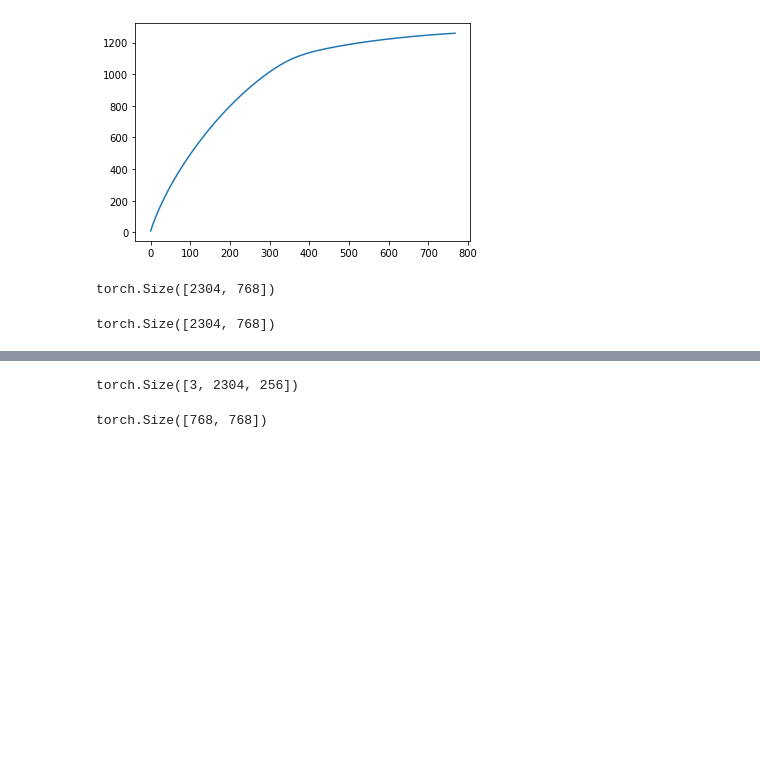
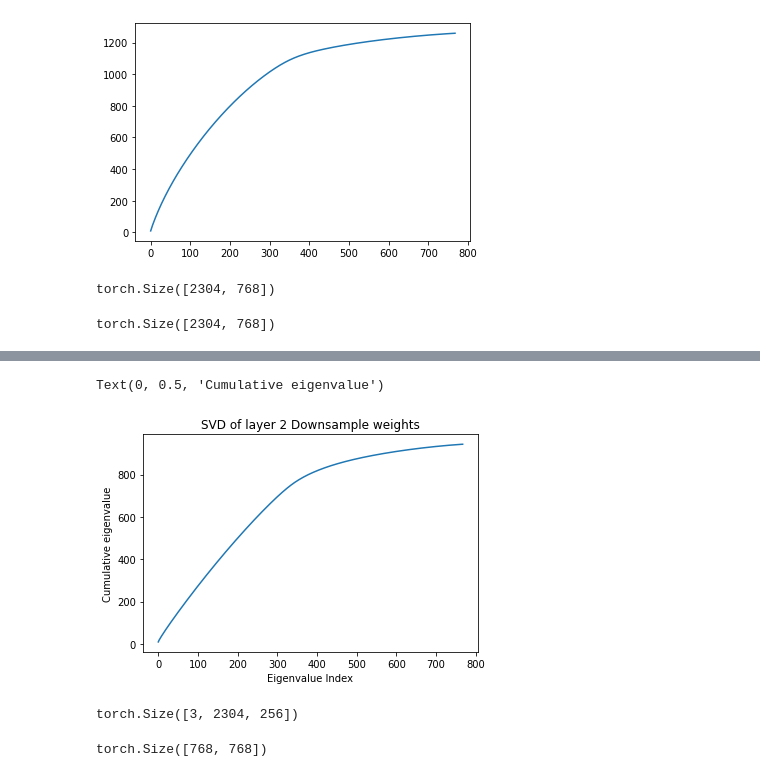
Before and after one commit to ashwinve/ODML-SwinT-JetNano, a Jupyter notebook: ODML-Swin-Transformer/LoRA_analysis.ipynb, the cells around one changed output, grey strips where cells are left out. Cells and saved outputs as stored; diff of their text form; code cells hidden in the pictures; blank space fills up the shorter version.

```diff
--- a/ODML-Swin-Transformer/LoRA_analysis.ipynb
+++ b/ODML-Swin-Transformer/LoRA_analysis.ipynb
@@ -551,3 +612,11 @@ plt.plot(np.cumsum(svd(v_w)))
+# %%
+plt.plot(np.cumsum(svd(tmpw)))
+plt.title("SVD of layer 2 Downsample weights")
+plt.xlabel("Eigenvalue Index")
+plt.ylabel("Cumulative eigenvalue")
+# %% [output]
+Text(0, 0.5, 'Cumulative eigenvalue')
+[figure, added]
 # %%
 # qkv_w = layers_3_blocks_0_attn_qkv_weight.reshape(2304, 3, 768//3).permute(1,0,2)
 q_w = qkv_w[0]
```
Also changed, not shown: parts of 9 cells of this notebook, 1 other file.
